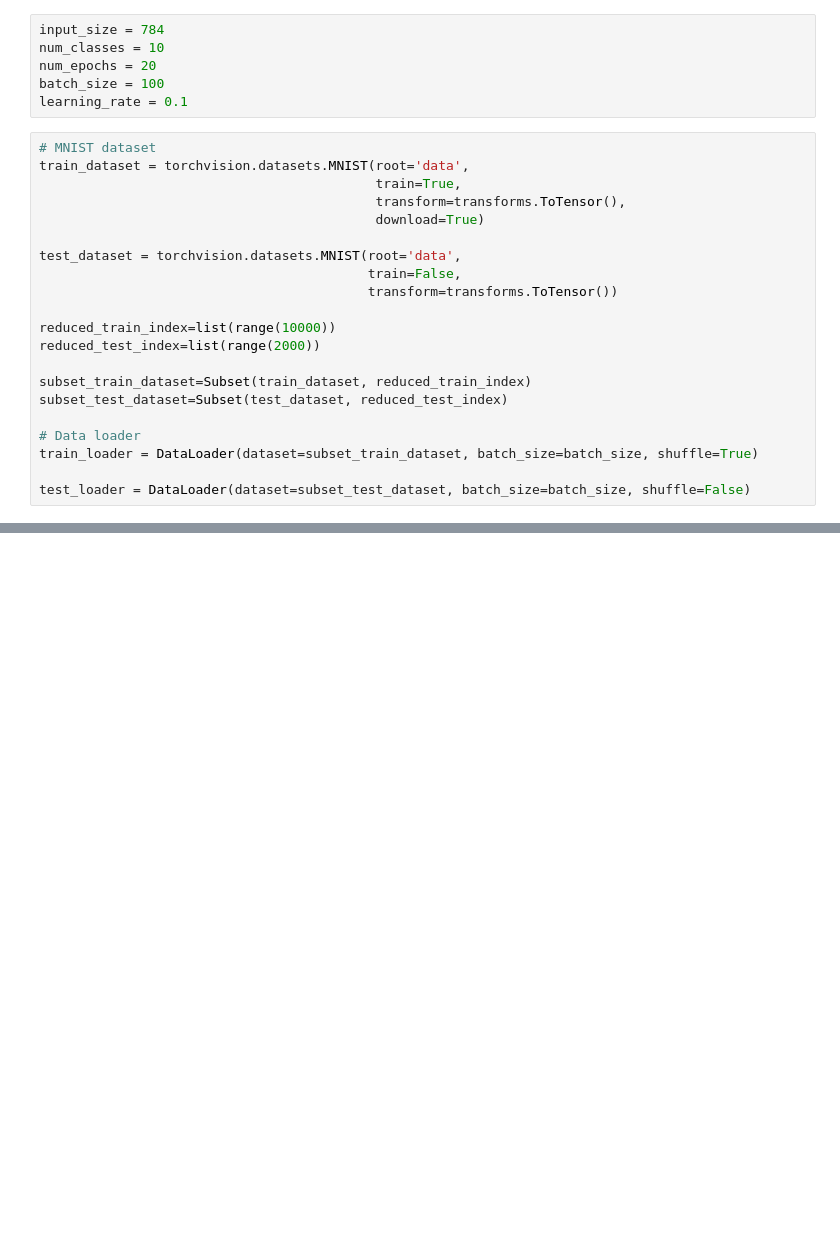
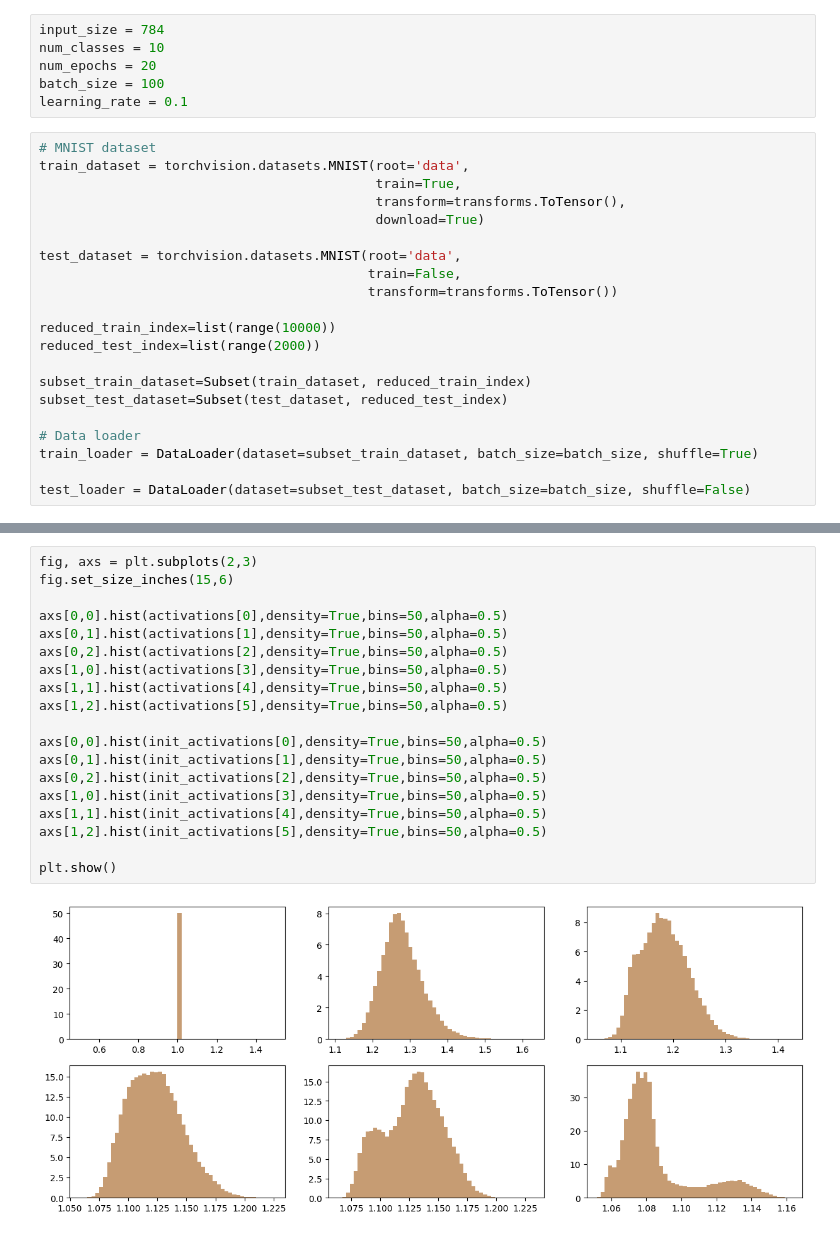
Before and after one commit to ThomasWalker1/Generalization-of-Neural-Networks, a Jupyter notebook: Generalization in Deep Learning/Compression/fully_connected_compression.ipynb, the cells around one changed output, grey strips where cells are left out. Cells and saved outputs as stored; diff of their text form; blank space fills up the shorter version.

```diff
--- a/Generalization in Deep Learning/Compression/fully_connected_compression.ipynb
+++ b/Generalization in Deep Learning/Compression/fully_connected_compression.ipynb
@@ -208,0 +233,21 @@ plt.show()
+# %%
+fig, axs = plt.subplots(2,3)
+fig.set_size_inches(15,6)
+
+axs[0,0].hist(activations[0],density=True,bins=50,alpha=0.5)
+axs[0,1].hist(activations[1],density=True,bins=50,alpha=0.5)
+axs[0,2].hist(activations[2],density=True,bins=50,alpha=0.5)
+axs[1,0].hist(activations[3],density=True,bins=50,alpha=0.5)
+axs[1,1].hist(activations[4],density=True,bins=50,alpha=0.5)
+axs[1,2].hist(activations[5],density=True,bins=50,alpha=0.5)
+
+axs[0,0].hist(init_activations[0],density=True,bins=50,alpha=0.5)
+axs[0,1].hist(init_activations[1],density=True,bins=50,alpha=0.5)
+axs[0,2].hist(init_activations[2],density=True,bins=50,alpha=0.5)
+axs[1,0].hist(init_activations[3],density=True,bins=50,alpha=0.5)
+axs[1,1].hist(init_activations[4],density=True,bins=50,alpha=0.5)
+axs[1,2].hist(init_activations[5],density=True,bins=50,alpha=0.5)
+
+plt.show()
+# %% [output]
+[figure, added]
```
Also changed, not shown: parts of 13 cells of this notebook.
